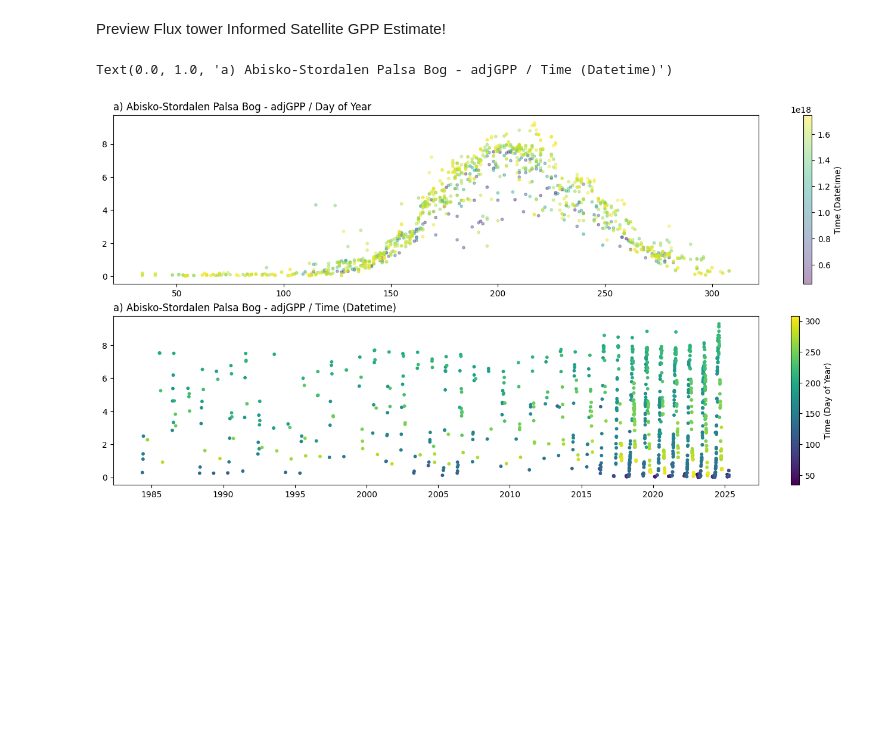
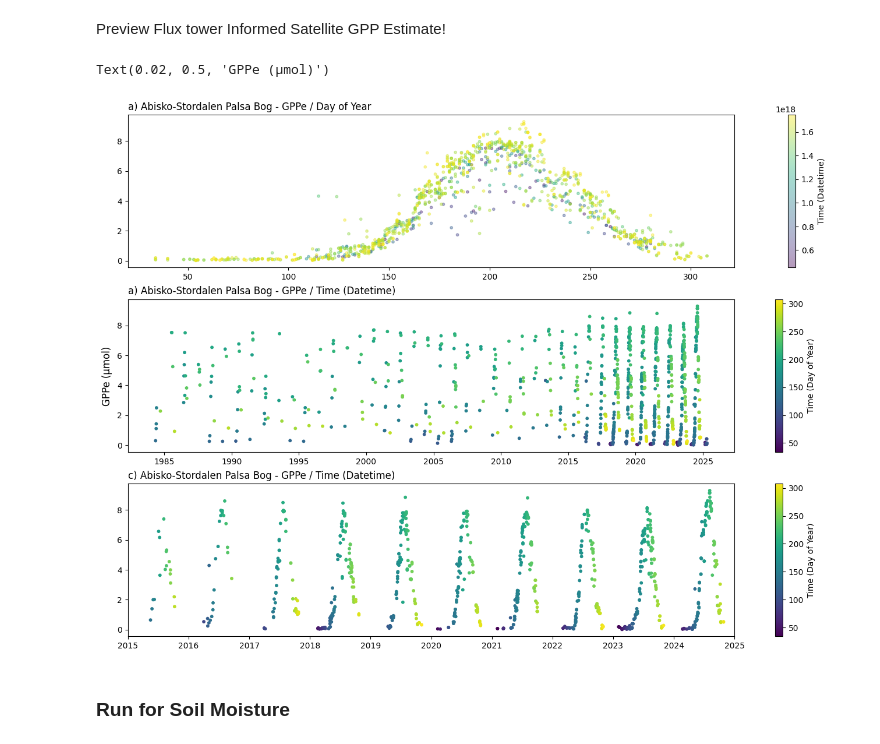
Before and after one commit to lauriequincey/arctic-ecosystems, a Jupyter notebook: analysis.ipynb, the cells around one changed output. Cells and saved outputs as stored; diff of their text form; code cells hidden in the pictures; blank space fills up the shorter version.

```diff
--- a/analysis.ipynb
+++ b/analysis.ipynb
@@ -303,6 +305,11 @@ for location, dataframe in satellite.items():
     dataframe = dataframe[(dataframe["NDVI"] > -1) & (dataframe["NDVI"] < 1)] # Clean by NDVI -1 to +1
     dataframe["NIRv"] = ( (dataframe["NIR (Rad)"] - dataframe["Red (Rad)"]) / (dataframe["NIR (Rad)"] + dataframe["Red (Rad)"]) - 0.08 ) * dataframe["NIR (Rad)"] # NIRv
 
+    # Make Soil Moisture Indices
+    dataframe["MSI"] = (dataframe["SWIR (Rad)"] / dataframe["NIR (Rad)"]) # MSI
+    dataframe["LSWI"] = (dataframe["NIR (Rad)"] - dataframe["SWIR (Rad)"]) / (dataframe["NIR (Rad)"] + dataframe["SWIR (Rad)"]) # lswi
+    dataframe["GVMI"] = (dataframe["NIR (Rad)"] + 0.1 - dataframe["SWIR (Rad)"] + 0.02) /  (dataframe["NIR (Rad)"] + 0.1 + dataframe["SWIR (Rad)"] + 0.02) # GVMI
+
     satellite[location] = dataframe
 
 satellite["Se_Sto"]
@@ -455,15 +539,20 @@ def randomforest_train_prep(
     y = dataframe[target]
 
     # Check for missing values
-    X = X.dropna()
-    y = y.loc[X.index]  # Ensure same indices
+    #X = X.dropna()
+    #y = y.loc[X.index]  # Ensure same indices
+
+    # Drop rows where X or y have NaNs
+    Xy = pd.concat([X, y], axis = 1).dropna()
+    X = Xy[training_features]
+    y = Xy[target_feature]
 
     # Split into train and test subsets
     X_train, X_test, y_train, y_test = train_test_split(X, y, test_size = test_proportion, random_state = seed)
 
     return {"X_train": X_train, "X_test": X_test, "y_train": y_train, "y_test": y_test}
 
-def randomforest_apply_prep(
+def randomforest_apply(
     dataframe,
     training_features,
     target_feature,
@@ -534,7 +625,7 @@ RMSE: 0.3082362989259592
 # %% [markdown]
 Apply Model to Rest of Timeseries
 # %%
-satellite["Se_Sto"]["Predicted Gross Primary Production (µmol)"] = randomforest_apply_prep(
+satellite["Se_Sto"]["Predicted Gross Primary Production (µmol)"] = randomforest_apply(
     dataframe = satellite["Se_Sto"],
     training_features = training_features,
     target_feature = "Gross Primary Production (µmol)",
@@ -544,29 +635,43 @@ satellite["Se_Sto"]["Predicted Gross Primary Production (µmol)"] = randomforest
 # %% [markdown]
 Preview Flux tower Informed Satellite GPP Estimate!
 # %%
-nrows = 2
+df = satellite["Se_Sto"]
+
+nrows = 3
 ncols = 1
-squish_factor = 1
+squish_factor = 6
 fig, ax = plt.subplots(
     nrows = nrows, ncols = ncols,
     figsize = (fig_wide, (fig_wide / fig_gold) * ((nrows - 1) / ncols) - squish_factor),
     sharex = False, constrained_layout = True
 )
 ax = ax.flatten()
 
 sp0 = ax[0].scatter(
     x = df["Time (Day of Year)"], y = df["Predicted Gross Primary Production (µmol)"],
     c = df["Time (Datetime)"], s = 10, alpha = 0.4, edgecolors = None
 )
-ax[0].set_title("a) Abisko-Stordalen Palsa Bog - adjGPP / Day of Year", loc = "left")
+ax[0].set_title("a) Abisko-Stordalen Palsa Bog - GPPe / Day of Year", loc = "left")
 fig.colorbar(sp0, ax = ax[0], label = "Time (Datetime)")
 
 sp1 = ax[1].scatter(
     df["Time (Datetime)"].sort_values(), df["Predicted Gross Primary Production (µmol)"],
     c = df["Time (Day of Year)"], alpha = 1, s = 10
 )
-fig.colorbar(sp1, ax=ax[1], label="Time (Day of Year)")
-ax[1].set_title("a) Abisko-Stordalen Palsa Bog - adjGPP / Time (Datetime)", loc = "left")
+fig.colorbar(sp1, ax = ax[1], label = "Time (Day of Year)")
+ax[1].set_title("a) Abisko-Stordalen Palsa Bog - GPPe / Time (Datetime)", loc = "left")
+
+sp2 = ax[2].scatter(
+    df["Time (Datetime)"].sort_values(), df["Predicted Gross Primary Production (µmol)"],
+    c = df["Time (Day of Year)"], alpha = 1, s = 10
+)
+fig.colorbar(sp2, ax = ax[2], label = "Time (Day of Year)")
+ax[2].set_title("c) Abisko-Stordalen Palsa Bog - GPPe / Time (Datetime)", loc = "left")
+ax[2].set_xlim(pd.Timestamp("2015-01-01"), pd.Timestamp("2025-01-01"))
+
+fig.supylabel("GPPe (µmol)")
 # %% [output]
-Text(0.0, 1.0, 'a) Abisko-Stordalen Palsa Bog - adjGPP / Time (Datetime)')
+Text(0.02, 0.5, 'GPPe (µmol)')
-[figure, old version]
+[figure, new version]
+# %% [markdown]
+### Run for Soil Moisture
```
Also changed, not shown: parts of 21 cells of this notebook.
